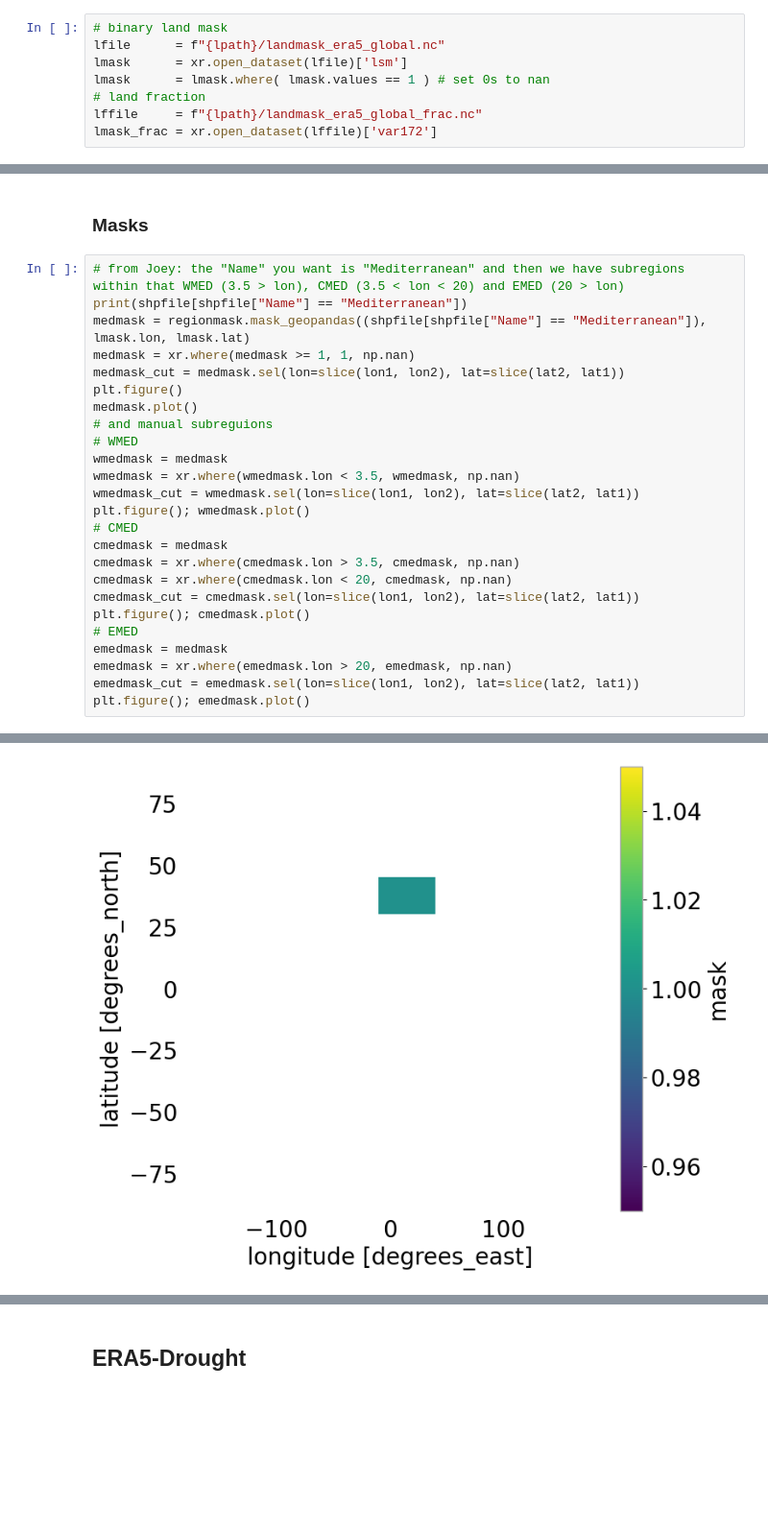
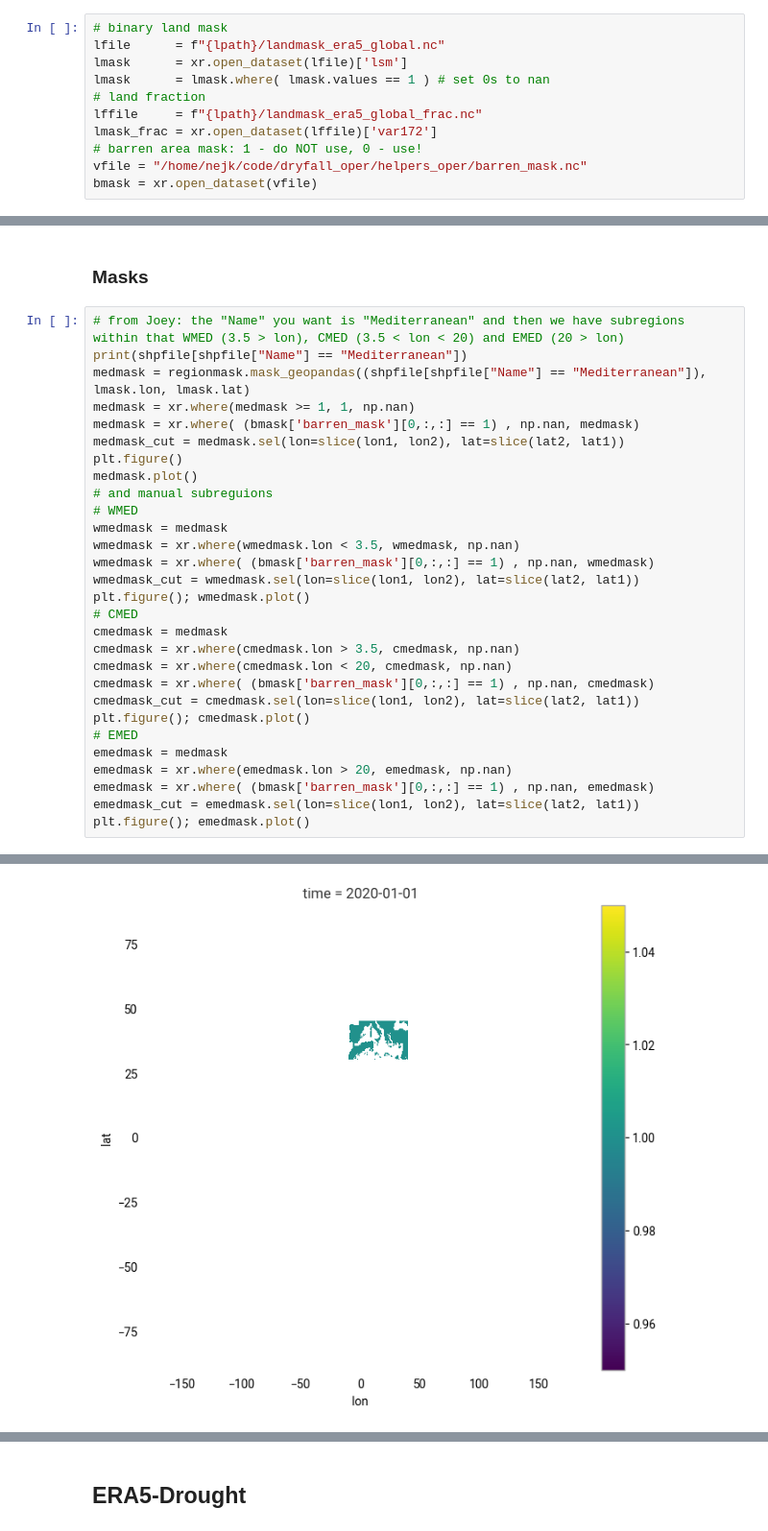
Before and after one commit to jkeune/drought-on-demand, a Jupyter notebook: AID_Europe_IPCC.ipynb, the cells around one changed output, grey strips where cells are left out. Shown at 96% size. Cells and saved outputs as stored; diff of their text form; blank space fills up the shorter version.

Commit message:
feat: barren area masking, write to csv etc

```diff
--- a/AID_Europe_IPCC.ipynb
+++ b/AID_Europe_IPCC.ipynb
@@ -89,6 +89,9 @@ lmask      = lmask.where( lmask.values == 1 ) # set 0s to nan
 # land fraction
 lffile     = f"{lpath}/landmask_era5_global_frac.nc"
 lmask_frac = xr.open_dataset(lffile)['var172']
+# barren area mask: 1 - do NOT use, 0 - use!
+vfile = "/home/nejk/code/dryfall_oper/helpers_oper/barren_mask.nc"
+bmask = xr.open_dataset(vfile)
 # %% [markdown]
 ### Regions of interest
 # %%
@@ -127,31 +128,35 @@ lat2   = extent.maxy.values[0]
 print(shpfile[shpfile["Name"] == "Mediterranean"])
 medmask = regionmask.mask_geopandas((shpfile[shpfile["Name"] == "Mediterranean"]), lmask.lon, lmask.lat)
 medmask = xr.where(medmask >= 1, 1, np.nan)
+medmask = xr.where( (bmask['barren_mask'][0,:,:] == 1) , np.nan, medmask)
 medmask_cut = medmask.sel(lon=slice(lon1, lon2), lat=slice(lat2, lat1))
 plt.figure()
 medmask.plot()
 # and manual subreguions
 # WMED
 wmedmask = medmask
 wmedmask = xr.where(wmedmask.lon < 3.5, wmedmask, np.nan)
+wmedmask = xr.where( (bmask['barren_mask'][0,:,:] == 1) , np.nan, wmedmask)
 wmedmask_cut = wmedmask.sel(lon=slice(lon1, lon2), lat=slice(lat2, lat1))
 plt.figure(); wmedmask.plot()
 # CMED
 cmedmask = medmask
 cmedmask = xr.where(cmedmask.lon > 3.5, cmedmask, np.nan)
 cmedmask = xr.where(cmedmask.lon < 20, cmedmask, np.nan)
+cmedmask = xr.where( (bmask['barren_mask'][0,:,:] == 1) , np.nan, cmedmask)
 cmedmask_cut = cmedmask.sel(lon=slice(lon1, lon2), lat=slice(lat2, lat1))
 plt.figure(); cmedmask.plot()
 # EMED
 emedmask = medmask
 emedmask = xr.where(emedmask.lon > 20, emedmask, np.nan)
+emedmask = xr.where( (bmask['barren_mask'][0,:,:] == 1) , np.nan, emedmask)
 emedmask_cut = emedmask.sel(lon=slice(lon1, lon2), lat=slice(lat2, lat1))
 plt.figure(); emedmask.plot()
 # %% [output]
         Continent        Type           Name Acronym  \
 19  EUROPE-AFRICA  Land-Ocean  Mediterranean     MED
 
                                              geometry
 19  POLYGON ((-10 30, -10 30.42857, -10 30.85714, ...
 <matplotlib.collections.QuadMesh at 0x...>
-[figure, old version]
+[figure, new version]
```
Also changed, not shown: parts of 9 cells of this notebook.
